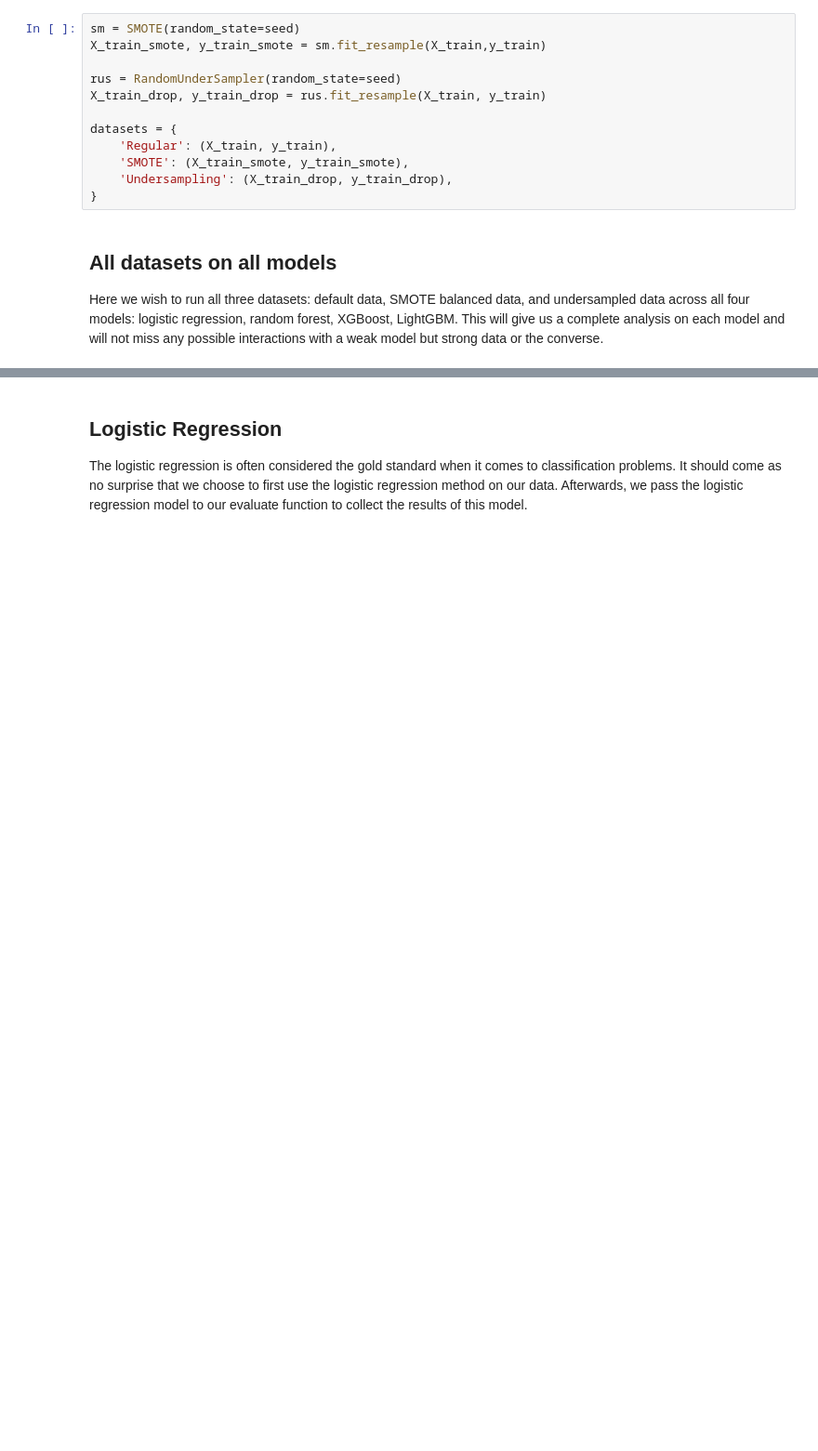
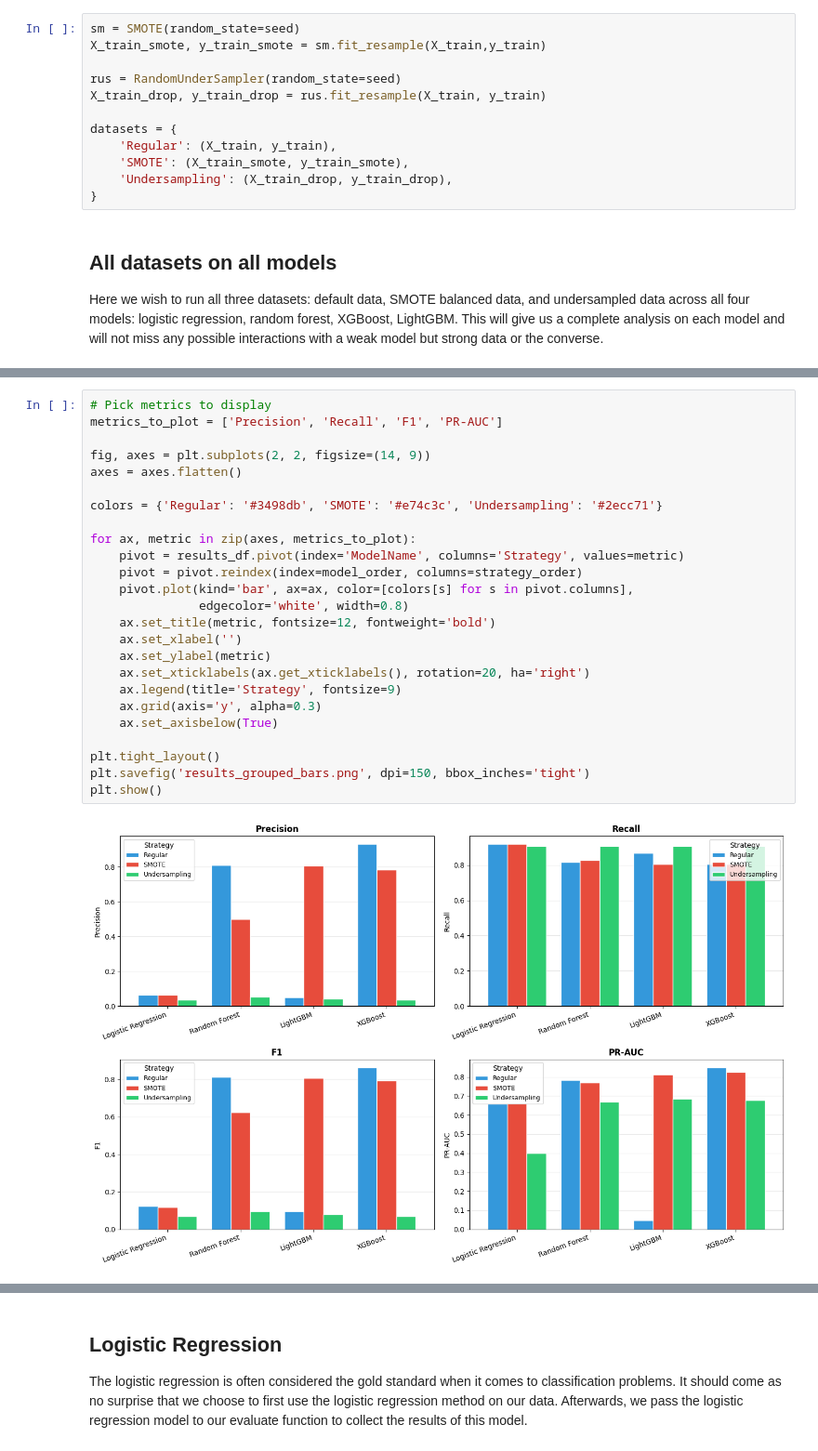
Before and after one commit to TheTureFADED/CCFD, a Jupyter notebook: notebooks/modelling.ipynb, the cells around one changed output, grey strips where cells are left out. Shown at 93% size. Saved outputs shown, nothing was run; the diff lists cells and outputs as text; blank space fills up the shorter version.

```diff
--- a/notebooks/modelling.ipynb
+++ b/notebooks/modelling.ipynb
@@ -163,0 +212,27 @@ PR-AUC Score: 1.0000
+# %%
+# Pick metrics to display
+metrics_to_plot = ['Precision', 'Recall', 'F1', 'PR-AUC']
+
+fig, axes = plt.subplots(2, 2, figsize=(14, 9))
+axes = axes.flatten()
+
+colors = {'Regular': '#3498db', 'SMOTE': '#e74c3c', 'Undersampling': '#2ecc71'}
+
+for ax, metric in zip(axes, metrics_to_plot):
+    pivot = results_df.pivot(index='ModelName', columns='Strategy', values=metric)
+    pivot = pivot.reindex(index=model_order, columns=strategy_order)
+    pivot.plot(kind='bar', ax=ax, color=[colors[s] for s in pivot.columns],
+               edgecolor='white', width=0.8)
+    ax.set_title(metric, fontsize=12, fontweight='bold')
+    ax.set_xlabel('')
+    ax.set_ylabel(metric)
+    ax.set_xticklabels(ax.get_xticklabels(), rotation=20, ha='right')
+    ax.legend(title='Strategy', fontsize=9)
+    ax.grid(axis='y', alpha=0.3)
+    ax.set_axisbelow(True)
+
+plt.tight_layout()
+plt.savefig('results_grouped_bars.png', dpi=150, bbox_inches='tight')
+plt.show()
+# %% [output]
+[figure, added]
```
Also changed, not shown: parts of 6 cells of this notebook.
